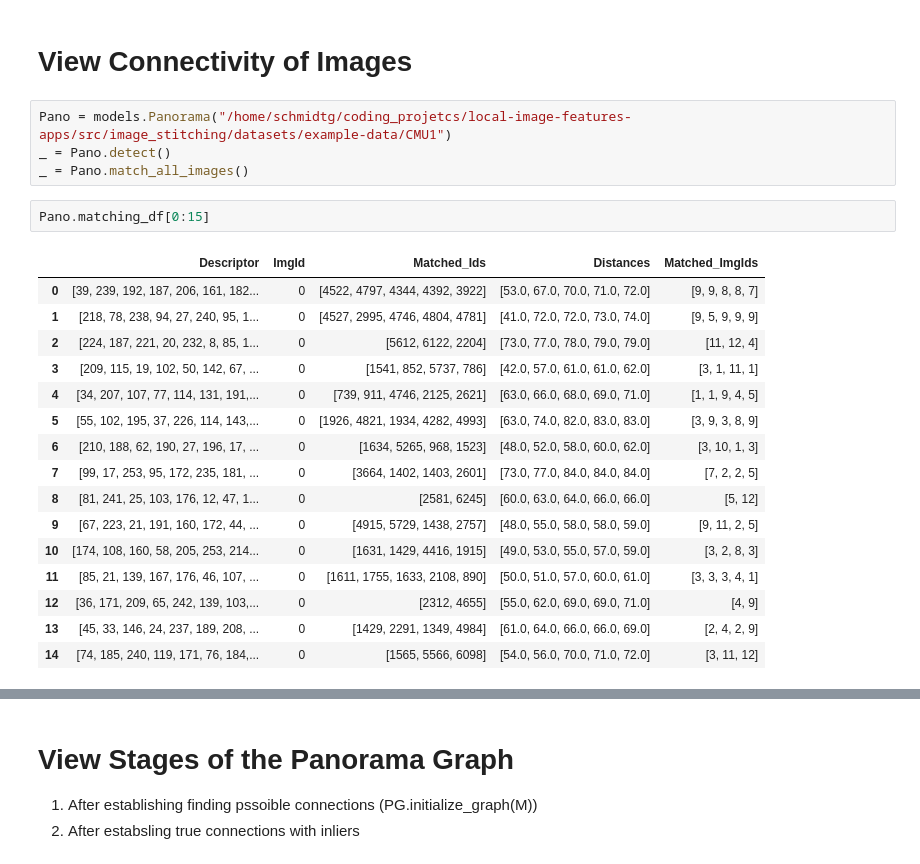
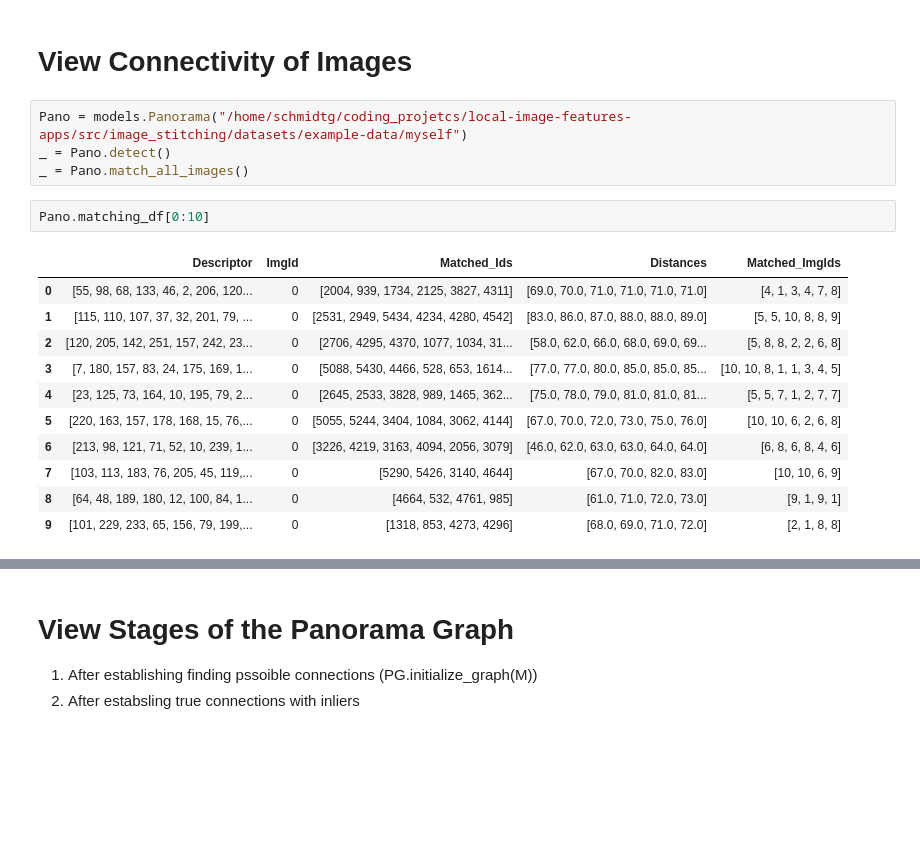
Before and after one commit to GCSchmidt/local-image-features-apps, a Jupyter notebook: src/image_stitching/model_experiments.ipynb, the cells around one changed output, grey strips where cells are left out. Cells and saved outputs as stored; diff of their text form; blank space fills up the shorter version.

```diff
--- a/src/image_stitching/model_experiments.ipynb
+++ b/src/image_stitching/model_experiments.ipynb
@@ -11,25 +15,20 @@ import utils.file_utils as fu
 # %% [markdown]
 # View Connectivity of Images
 # %%
-Pano = models.Panorama("/home/schmidtg/coding_projetcs/local-image-features-apps/src/image_stitching/datasets/example-data/CMU1")
+Pano = models.Panorama("/home/schmidtg/coding_projetcs/local-image-features-apps/src/image_stitching/datasets/example-data/myself")
 _ = Pano.detect()
 _ = Pano.match_all_images()
 # %%
-Pano.matching_df[0:15]
+Pano.matching_df[0:10]
 # %% [output]
 |  | Descriptor | ImgId | Matched_Ids | Distances | Matched_ImgIds |
-| 0 | [39, 239, 192, 187, 206, 161, 182... | 0 | [4522, 4797, 4344, 4392, 3922] | [53.0, 67.0, 70.0, 71.0, 72.0] | [9, 9, 8, 8, 7] |
-| 1 | [218, 78, 238, 94, 27, 240, 95, 1... | 0 | [4527, 2995, 4746, 4804, 4781] | [41.0, 72.0, 72.0, 73.0, 74.0] | [9, 5, 9, 9, 9] |
-| 2 | [224, 187, 221, 20, 232, 8, 85, 1... | 0 | [5612, 6122, 2204] | [73.0, 77.0, 78.0, 79.0, 79.0] | [11, 12, 4] |
-| 3 | [209, 115, 19, 102, 50, 142, 67, ... | 0 | [1541, 852, 5737, 786] | [42.0, 57.0, 61.0, 61.0, 62.0] | [3, 1, 11, 1] |
-| 4 | [34, 207, 107, 77, 114, 131, 191,... | 0 | [739, 911, 4746, 2125, 2621] | [63.0, 66.0, 68.0, 69.0, 71.0] | [1, 1, 9, 4, 5] |
-| 5 | [55, 102, 195, 37, 226, 114, 143,... | 0 | [1926, 4821, 1934, 4282, 4993] | [63.0, 74.0, 82.0, 83.0, 83.0] | [3, 9, 3, 8, 9] |
-| 6 | [210, 188, 62, 190, 27, 196, 17, ... | 0 | [1634, 5265, 968, 1523] | [48.0, 52.0, 58.0, 60.0, 62.0] | [3, 10, 1, 3] |
-| 7 | [99, 17, 253, 95, 172, 235, 181, ... | 0 | [3664, 1402, 1403, 2601] | [73.0, 77.0, 84.0, 84.0, 84.0] | [7, 2, 2, 5] |
-| 8 | [81, 241, 25, 103, 176, 12, 47, 1... | 0 | [2581, 6245] | [60.0, 63.0, 64.0, 66.0, 66.0] | [5, 12] |
-| 9 | [67, 223, 21, 191, 160, 172, 44, ... | 0 | [4915, 5729, 1438, 2757] | [48.0, 55.0, 58.0, 58.0, 59.0] | [9, 11, 2, 5] |
-| 10 | [174, 108, 160, 58, 205, 253, 214... | 0 | [1631, 1429, 4416, 1915] | [49.0, 53.0, 55.0, 57.0, 59.0] | [3, 2, 8, 3] |
-| 11 | [85, 21, 139, 167, 176, 46, 107, ... | 0 | [1611, 1755, 1633, 2108, 890] | [50.0, 51.0, 57.0, 60.0, 61.0] | [3, 3, 3, 4, 1] |
-| 12 | [36, 171, 209, 65, 242, 139, 103,... | 0 | [2312, 4655] | [55.0, 62.0, 69.0, 69.0, 71.0] | [4, 9] |
-| 13 | [45, 33, 146, 24, 237, 189, 208, ... | 0 | [1429, 2291, 1349, 4984] | [61.0, 64.0, 66.0, 66.0, 69.0] | [2, 4, 2, 9] |
-| 14 | [74, 185, 240, 119, 171, 76, 184,... | 0 | [1565, 5566, 6098] | [54.0, 56.0, 70.0, 71.0, 72.0] | [3, 11, 12] |
+| 0 | [55, 98, 68, 133, 46, 2, 206, 120... | 0 | [2004, 939, 1734, 2125, 3827, 4311] | [69.0, 70.0, 71.0, 71.0, 71.0, 71.0] | [4, 1, 3, 4, 7, 8] |
+| 1 | [115, 110, 107, 37, 32, 201, 79, ... | 0 | [2531, 2949, 5434, 4234, 4280, 4542] | [83.0, 86.0, 87.0, 88.0, 88.0, 89.0] | [5, 5, 10, 8, 8, 9] |
+| 2 | [120, 205, 142, 251, 157, 242, 23... | 0 | [2706, 4295, 4370, 1077, 1034, 31... | [58.0, 62.0, 66.0, 68.0, 69.0, 69... | [5, 8, 8, 2, 2, 6, 8] |
+| 3 | [7, 180, 157, 83, 24, 175, 169, 1... | 0 | [5088, 5430, 4466, 528, 653, 1614... | [77.0, 77.0, 80.0, 85.0, 85.0, 85... | [10, 10, 8, 1, 1, 3, 4, 5] |
+| 4 | [23, 125, 73, 164, 10, 195, 79, 2... | 0 | [2645, 2533, 3828, 989, 1465, 362... | [75.0, 78.0, 79.0, 81.0, 81.0, 81... | [5, 5, 7, 1, 2, 7, 7] |
+| 5 | [220, 163, 157, 178, 168, 15, 76,... | 0 | [5055, 5244, 3404, 1084, 3062, 4144] | [67.0, 70.0, 72.0, 73.0, 75.0, 76.0] | [10, 10, 6, 2, 6, 8] |
+| 6 | [213, 98, 121, 71, 52, 10, 239, 1... | 0 | [3226, 4219, 3163, 4094, 2056, 3079] | [46.0, 62.0, 63.0, 63.0, 64.0, 64.0] | [6, 8, 6, 8, 4, 6] |
+| 7 | [103, 113, 183, 76, 205, 45, 119,... | 0 | [5290, 5426, 3140, 4644] | [67.0, 70.0, 82.0, 83.0] | [10, 10, 6, 9] |
+| 8 | [64, 48, 189, 180, 12, 100, 84, 1... | 0 | [4664, 532, 4761, 985] | [61.0, 71.0, 72.0, 73.0] | [9, 1, 9, 1] |
+| 9 | [101, 229, 233, 65, 156, 79, 199,... | 0 | [1318, 853, 4273, 4296] | [68.0, 69.0, 71.0, 72.0] | [2, 1, 8, 8] |
```
Also changed, not shown: parts of 29 cells of this notebook, 2 other files.
